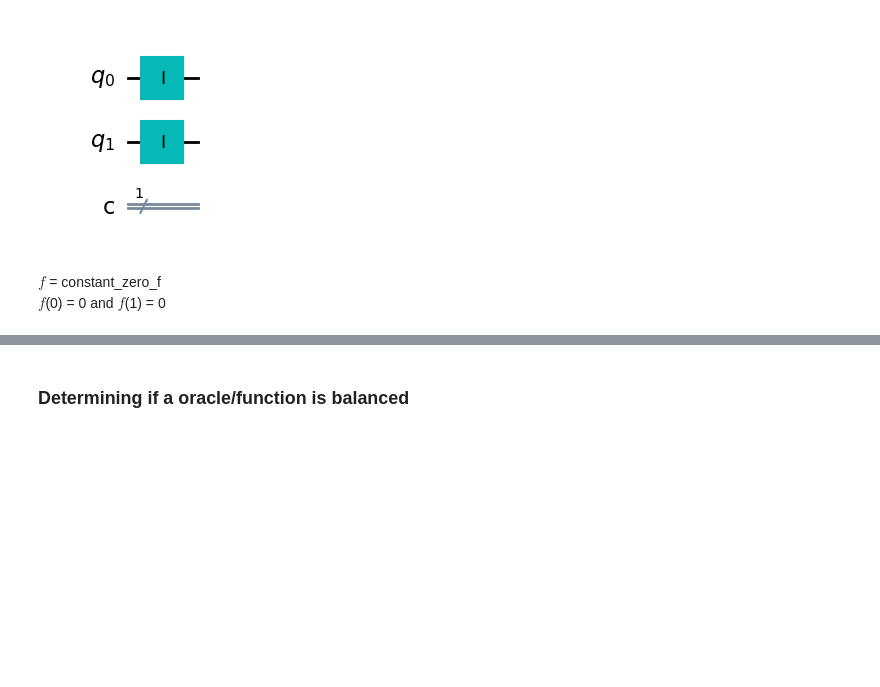
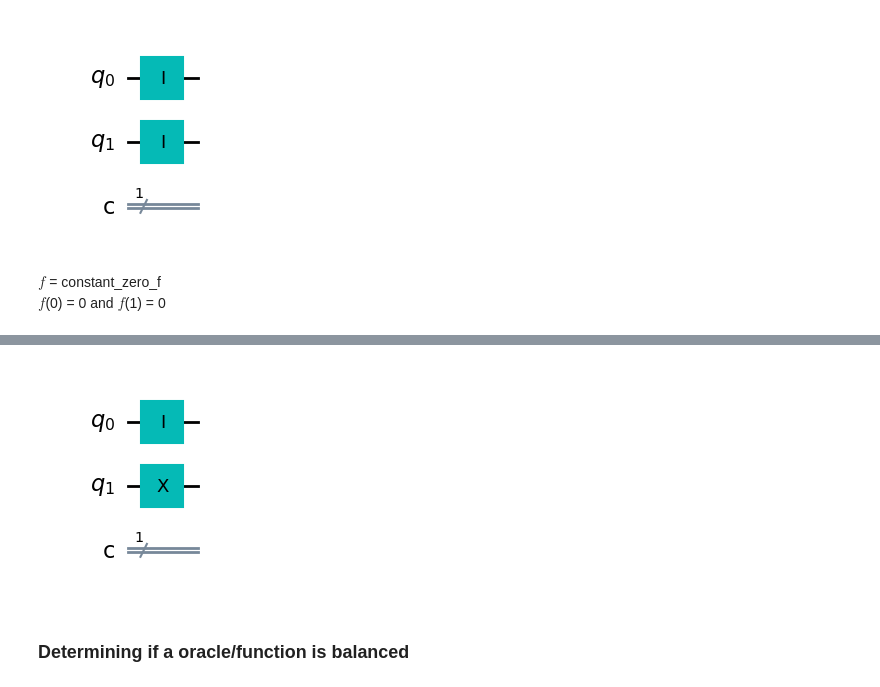
Before and after one commit to G00378925/emerging-technologies, a Jupyter notebook: notebooks/05-quantum-computing.ipynb, the cells around one changed output, grey strips where cells are left out. Drawn from its saved outputs; the diff is of its cells as text; code cells hidden in the pictures; blank space fills up the shorter version.

Commit message:
Adding quantum gate descriptions

```diff
--- a/notebooks/05-quantum-computing.ipynb
+++ b/notebooks/05-quantum-computing.ipynb
@@ -349,3 +372,10 @@ $f$(0) = 0 and $f$(1) = 0
+# %%
+constant_one_f = qiskit.QuantumCircuit(2, 1) # Two qubits, 1 classical
+constant_one_f.i(0) # Apply identity to qubits 0
+constant_one_f.x(1) # Apply x gate to qubit 1
+constant_one_f.draw(output="mpl")
+# %% [output]
+[figure, added]
 # %% [markdown]
 ### Determining if a oracle/function is balanced
 # %%
```
Also changed, not shown: parts of 25 cells of this notebook.
